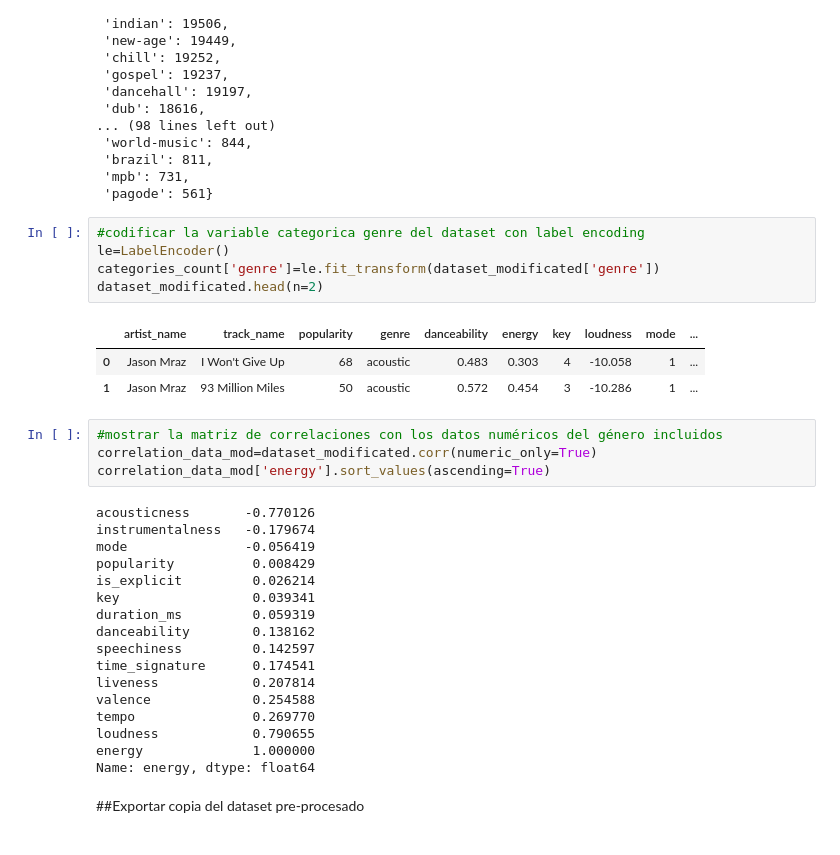
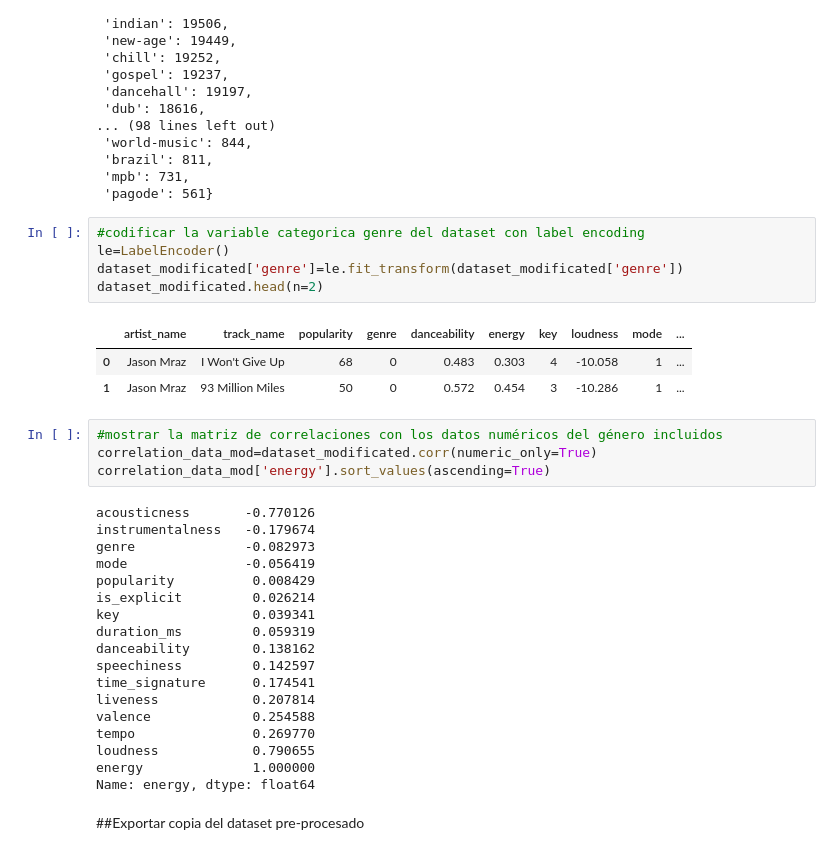
Before and after one commit to nakajitara/kookaon, a Jupyter notebook: kookaon_model.ipynb, the cells around one changed output. Saved outputs shown, nothing was run; the diff lists cells and outputs as text.

```diff
--- a/kookaon_model.ipynb
+++ b/kookaon_model.ipynb
@@ -906,12 +906,12 @@ categories_count_dict
 # %%
 #codificar la variable categorica genre del dataset con label encoding
 le=LabelEncoder()
-categories_count['genre']=le.fit_transform(dataset_modificated['genre'])
+dataset_modificated['genre']=le.fit_transform(dataset_modificated['genre'])
 dataset_modificated.head(n=2)
 # %% [output]
 |  | artist_name | track_name | popularity | genre | danceability | energy | key | loudness | mode | ... |
-| 0 | Jason Mraz | I Won't Give Up | 68 | acoustic | 0.483 | 0.303 | 4 | -10.058 | 1 | ... |
-| 1 | Jason Mraz | 93 Million Miles | 50 | acoustic | 0.572 | 0.454 | 3 | -10.286 | 1 | ... |
+| 0 | Jason Mraz | I Won't Give Up | 68 | 0 | 0.483 | 0.303 | 4 | -10.058 | 1 | ... |
+| 1 | Jason Mraz | 93 Million Miles | 50 | 0 | 0.572 | 0.454 | 3 | -10.286 | 1 | ... |
 # %%
 #mostrar la matriz de correlaciones con los datos numéricos del género incluidos
 correlation_data_mod=dataset_modificated.corr(numeric_only=True)
@@ -919,6 +919,7 @@ correlation_data_mod['energy'].sort_values(ascending=True)
 # %% [output]
 acousticness       -0.770126
 instrumentalness   -0.179674
+genre              -0.082973
 mode               -0.056419
 popularity          0.008429
 is_explicit         0.026214
```
Also changed, not shown: parts of 1 cell of this notebook.
